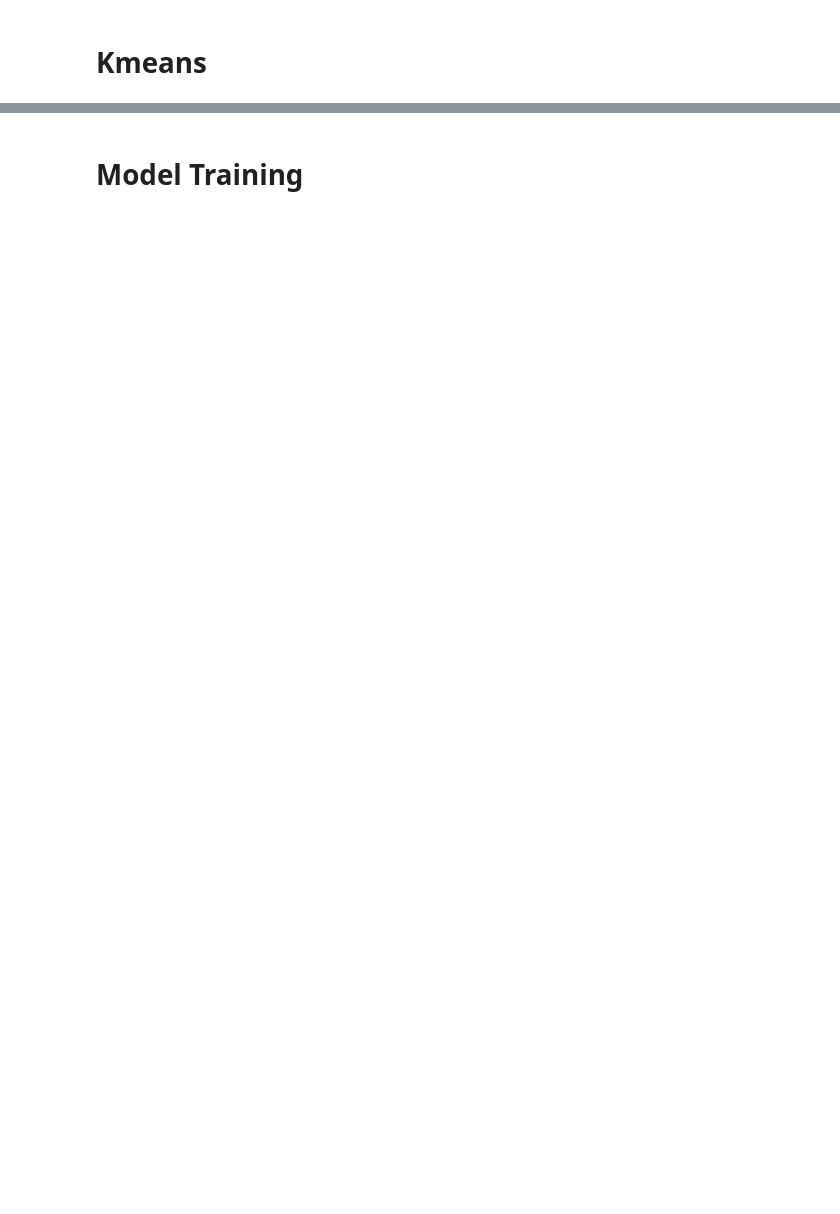
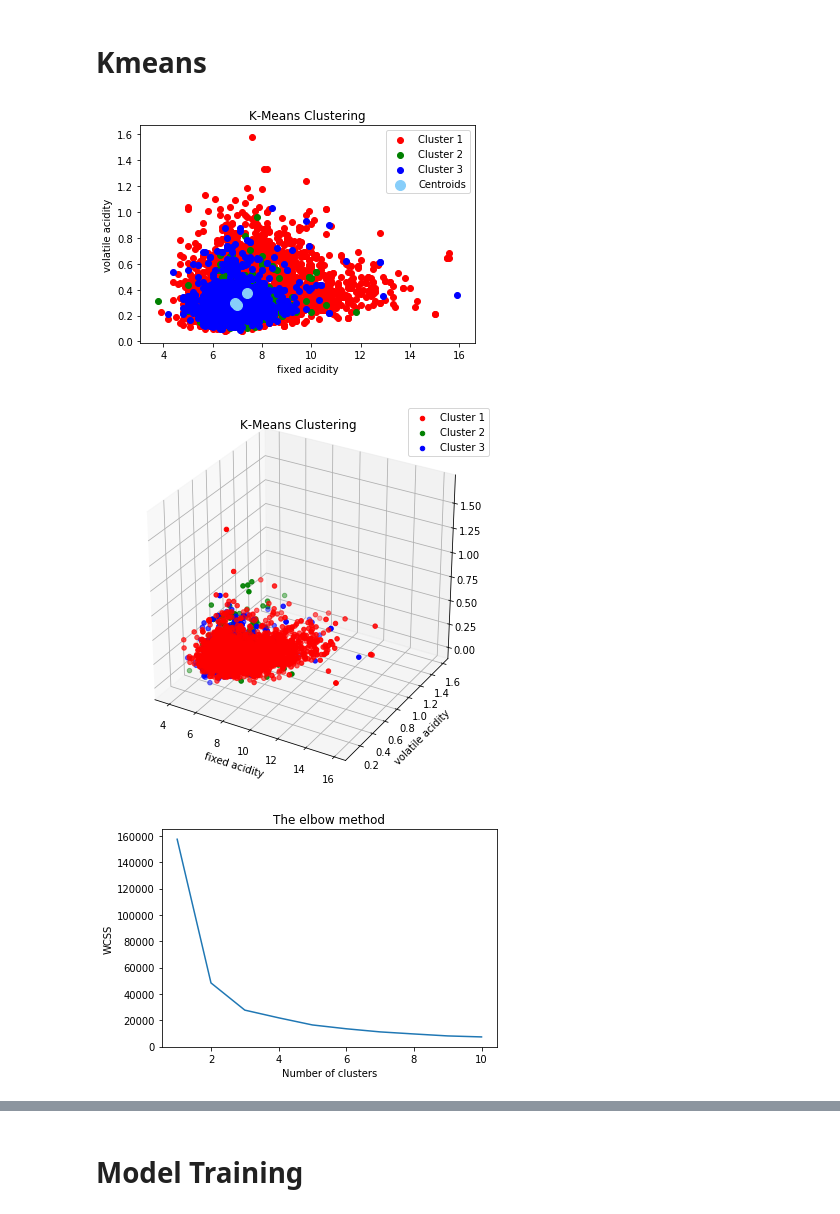
Before and after one commit to e0533412/MachineLearningModels, a Jupyter notebook: KNN-QualityScore.ipynb, the cells around one changed output, grey strips where cells are left out. Saved outputs shown, nothing was run; the diff lists cells and outputs as text; code cells hidden in the pictures; blank space fills up the shorter version.

```diff
--- a/KNN-QualityScore.ipynb
+++ b/KNN-QualityScore.ipynb
@@ -234,8 +234,8 @@ plt.scatter(kmeans.cluster_centers_[:, 0], kmeans.cluster_centers_[:,1],
             s=100, c='lightskyblue', label='Centroids')
 plt.legend()
 plt.title('K-Means Clustering')
-plt.xlabel(dataset.columns[1])
-plt.ylabel(dataset.columns[2])
+plt.xlabel(df_wine.columns[1])
+plt.ylabel(df_wine.columns[2])
 plt.show()
 
 
@@ -249,45 +249,48 @@ for i in np.unique(clusters):
              x[clusters==i,2],
                  color=colors[i], label='Cluster ' + str(i + 1))
 
-ax.set_xlabel(dataset.columns[1])
-ax.set_ylabel(dataset.columns[2])
-ax.set_zlabel(dataset.columns[3])
+ax.set_xlabel(df_wine.columns[1])
+ax.set_ylabel(df_wine.columns[2])
 
 plt.legend()
 plt.title('K-Means Clustering')
 plt.show()
 
 
 
 #Part 2: Find the optimum number of clusters for k-means
 from sklearn.cluster import KMeans
 
 wcss = []
 
 # Trying kmeans for k=1 to k=10
 for i in range(1, 11):
     kmeans = KMeans(n_clusters=i, init='k-means++')
     kmeans.fit(x)
     wcss.append(kmeans.inertia_)
 
 # Plotting the results onto a line graph, allowing us to observe 'The elbow'
 plt.plot(range(1, 11), wcss)
 plt.title('The elbow method')
 plt.xlabel('Number of clusters')
 plt.ylabel('WCSS')  # within cluster sum of squares
 plt.show()
 
 
 # Part 3: Actual Categorization
-species = np.reshape(dataset.loc[:, ['Species']].values, (-1,))
+quality = np.reshape(df_wine.loc[:, ['quality']].values, (-1,))
 i = 0
-for label in np.unique(species):
-    plt.scatter(x[species==label,0], x[species==label,1],
+for label in np.unique(quality):
+    plt.scatter(x[quality==label,0], x[quality==label,1],
                 color=colors[i], label=label)
     i += 1
 
 plt.legend()
-plt.title('Species')
-plt.xlabel(dataset.columns[1])
-plt.ylabel(dataset.columns[2])
+plt.title('quality')
+plt.xlabel(df_wine.columns[1])
+plt.ylabel(df_wine.columns[2])
 plt.show()
+# %% [output]
+[figure, added]
+[figure, added]
+[figure, added]
```
Also changed, not shown: parts of 12 cells of this notebook, 2 other files.
